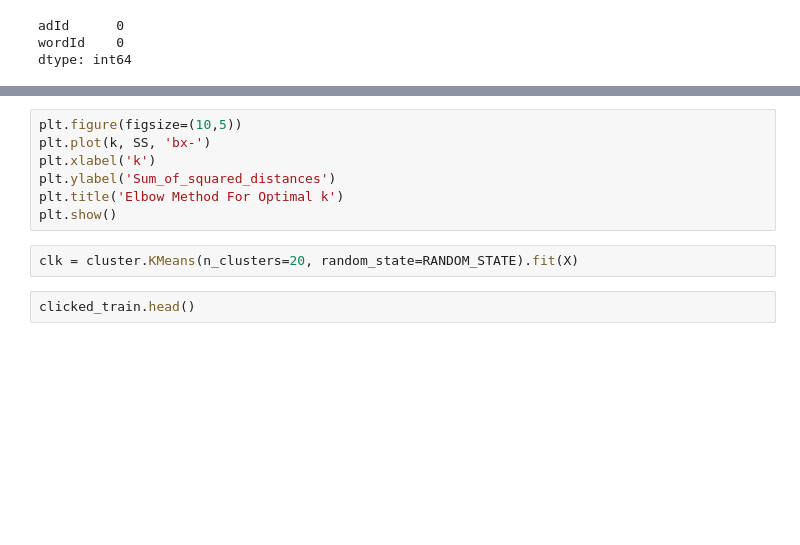
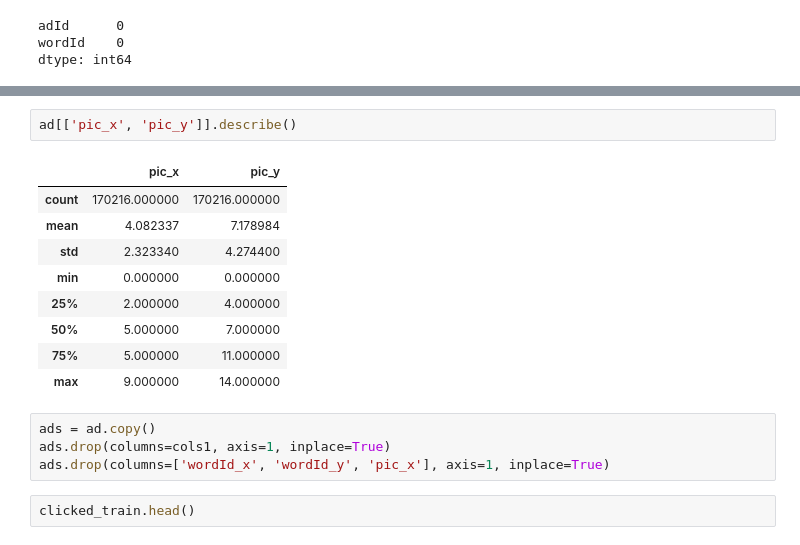
Before and after one commit to MohammadAliAfsahi/AdclickPrediction, a Jupyter notebook: DataDays.ipynb, the cells around one changed output, grey strips where cells are left out. Saved outputs shown, nothing was run; the diff lists cells and outputs as text; blank space fills up the shorter version.

```diff
--- a/DataDays.ipynb
+++ b/DataDays.ipynb
@@ -215,12 +276,19 @@ plt.show()
-# %%
-plt.figure(figsize=(10,5))
-plt.plot(k, SS, 'bx-')
-plt.xlabel('k')
-plt.ylabel('Sum_of_squared_distances')
-plt.title('Elbow Method For Optimal k')
-plt.show()
-# %%
-clk = cluster.KMeans(n_clusters=20, random_state=RANDOM_STATE).fit(X)
+# %%
+ad[['pic_x', 'pic_y']].describe()
+# %% [output]
+|  | pic_x | pic_y |
+| count | 170216.000000 | 170216.000000 |
+| mean | 4.082337 | 7.178984 |
+| std | 2.323340 | 4.274400 |
+| min | 0.000000 | 0.000000 |
+| 25% | 2.000000 | 4.000000 |
+| 50% | 5.000000 | 7.000000 |
+| 75% | 5.000000 | 11.000000 |
+| max | 9.000000 | 14.000000 |
+# %%
+ads = ad.copy()
+ads.drop(columns=cols1, axis=1, inplace=True)
+ads.drop(columns=['wordId_x', 'wordId_y', 'pic_x'], axis=1, inplace=True)
 # %%
 clicked_train.head()
 # %% [output]
```
Also changed, not shown: parts of 28 cells of this notebook.
